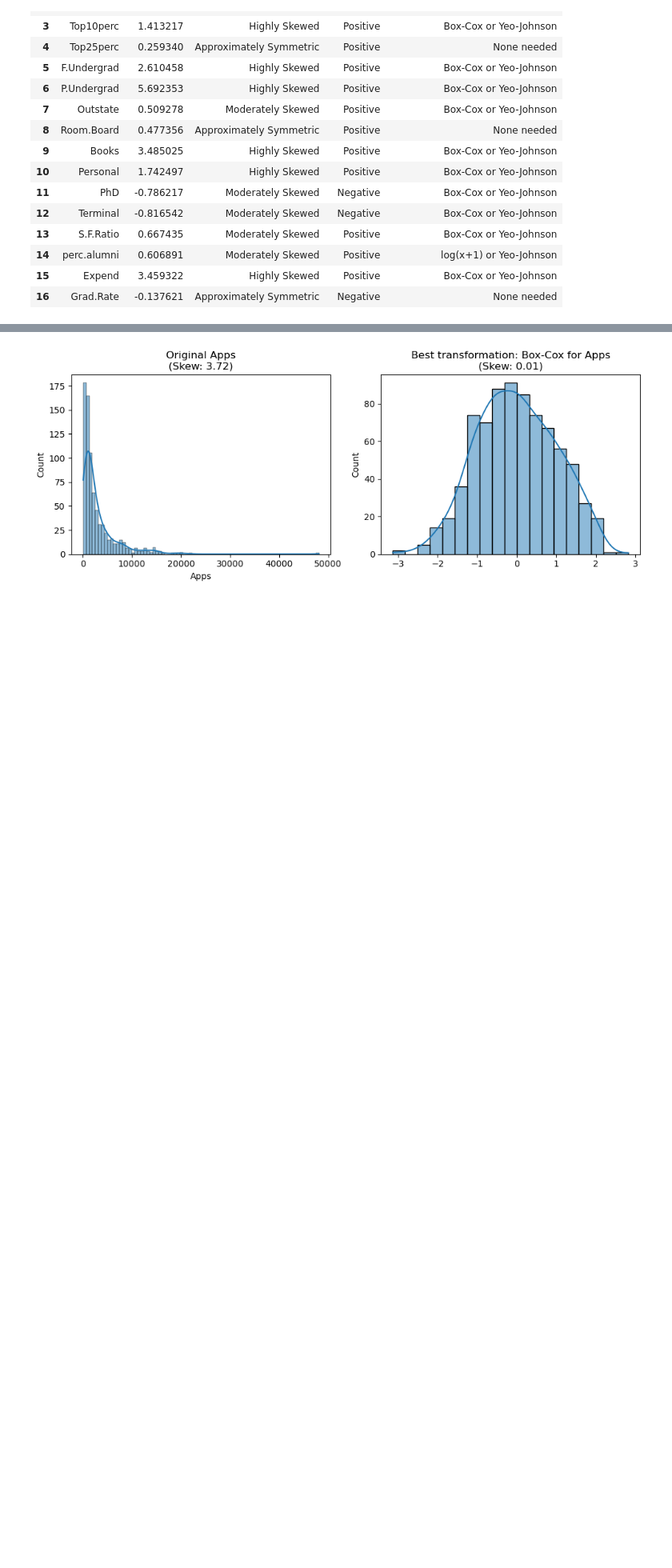
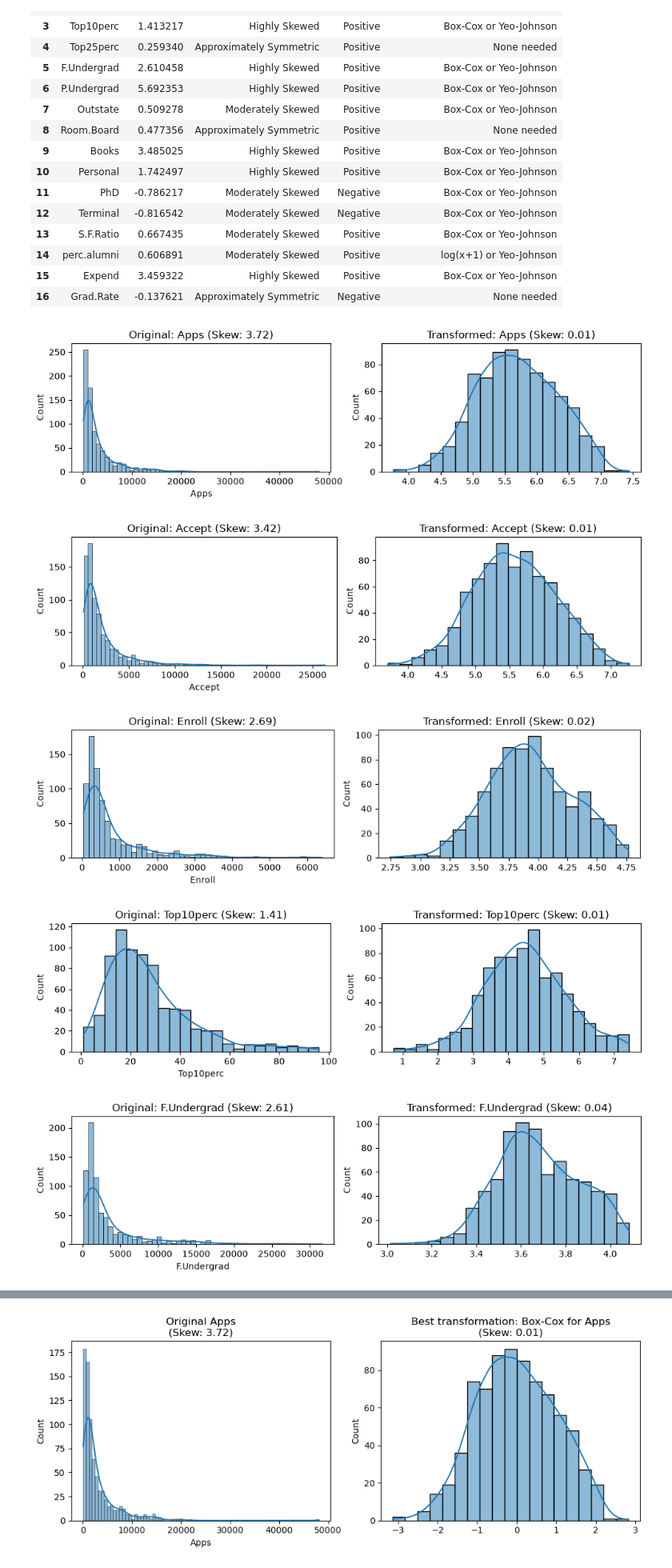
Before and after one commit to Qaem-7/labs_projects, a Jupyter notebook: Labs/6. Supervised Machine Learning/6.8 Distribution Transformations/Exercises/6.8.E1 Transformation Exercise.ipynb, the cells around one changed output, grey strips where cells are left out. Shown at 80% size. Cells and saved outputs as stored; diff of their text form; code cells hidden in the pictures; blank space fills up the shorter version.

Commit message:
Transformation solutions

```diff
--- a/Labs/6. Supervised Machine Learning/6.8 Distribution Transformations/Exercises/6.8.E1 Transformation Exercise.ipynb
+++ b/Labs/6. Supervised Machine Learning/6.8 Distribution Transformations/Exercises/6.8.E1 Transformation Exercise.ipynb
@@ -156,3 +190,29 @@ def plot_transformations(df, skew_table):
+# %%
+from scipy import stats
+
+def plot_transformations(df, skew_table):
+    """
+    Applies the recommended transformation to each column, then plots the before and after
+    distributions side by side with the skewness degree on each subplot.
+    """
+# Your code here
+    # Get features that need transformation
+    skewed_cols = skew_table[skew_table['Recommended Transformation'] != 'None needed']['Feature']
+
+    for col in skewed_cols:
+        fig, axes = plt.subplots(1, 2, figsize=(10, 3))
+        # Original distribution
+        sns.histplot(df[col], kde=True, ax=axes[0])
+        axes[0].set_title(f"Original: {col} (Skew: {df[col].skew():.2f})")
+
+        # Transformed distribution
+        data_transformed, _ = stats.yeojohnson(df[col]) # using _ to ignore lambda
+        skew_transformed = pd.Series(data_transformed).skew()
+        sns.histplot(data_transformed, kde=True, ax=axes[1])
+        axes[1].set_title(f"Transformed: {col} (Skew: {skew_transformed:.2f})")
+
+        plt.tight_layout()
+        plt.show()
 # %% [markdown]
 #### 6. Run the functions on your cleaned DataFrame
 
@@ -183,3 +263,10 @@ def plot_transformations(df, skew_table):
 | 16 | Grad.Rate | -0.137621 | Approximately Symmetric | Negative | None needed |
 # %%
 # Your code here
+plot_transformations(college, skew_table)
+# %% [output]
+[figure, added]
+[figure, added]
+[figure, added]
+[figure, added]
+[figure, added]
```
Also changed, not shown: parts of 31 cells of this notebook, 2 other files.
